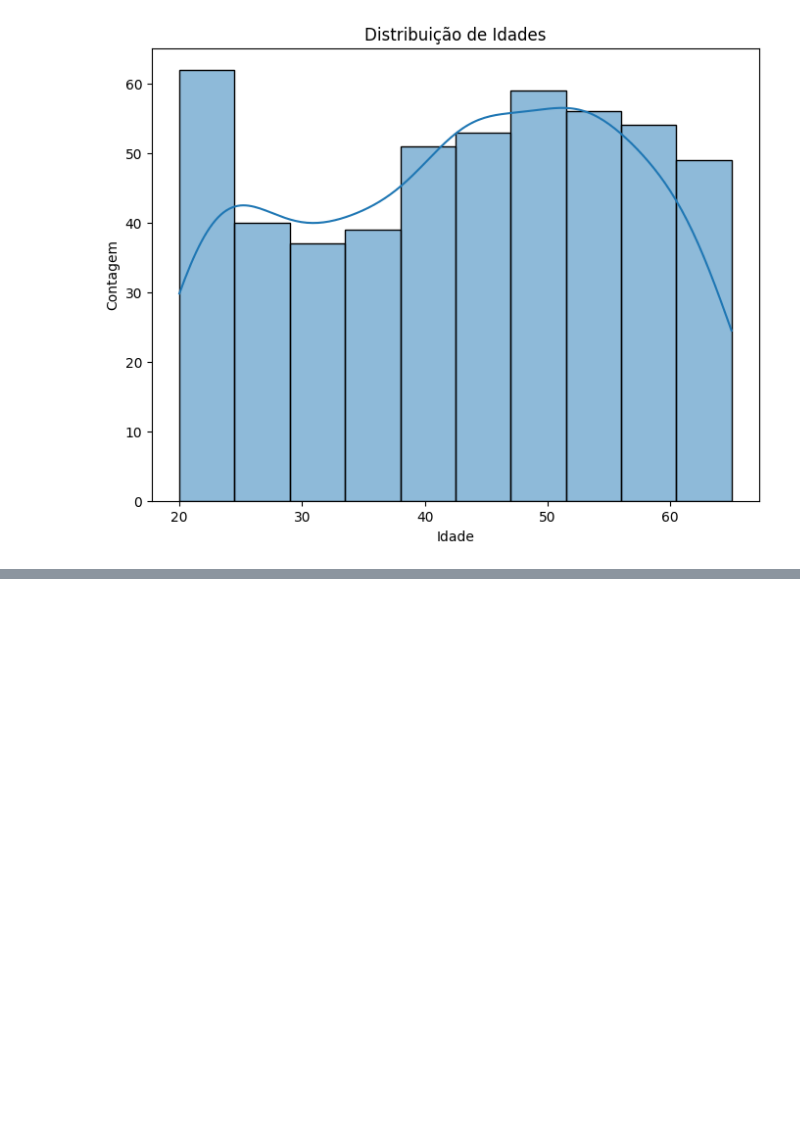
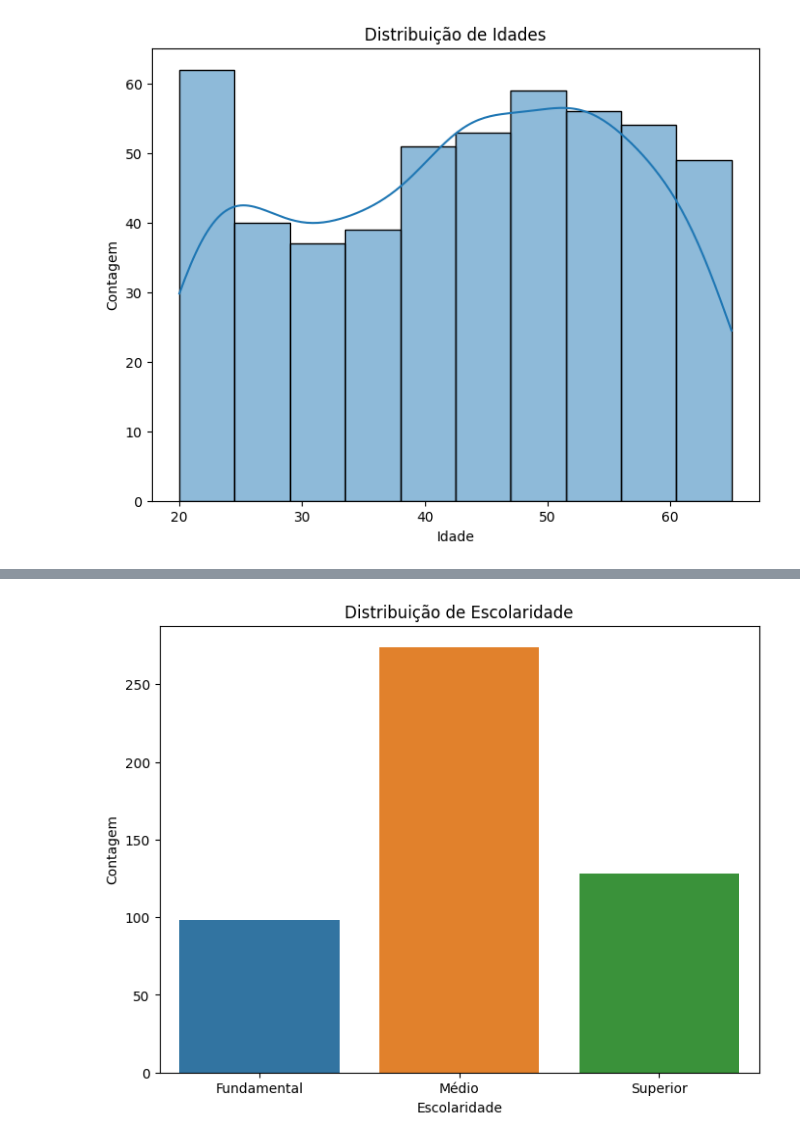
Before and after one commit to AlexFelipeBarbosa/DSA_AnalistaDados_4_0, a Jupyter notebook: 02_Python/04 - Pre Processamento/Capitulo4.ipynb, the cells around one changed output, grey strips where cells are left out. Drawn from its saved outputs; the diff is of its cells as text; code cells hidden in the pictures; blank space fills up the shorter version.

```diff
--- a/02_Python/04 - Pre Processamento/Capitulo4.ipynb
+++ b/02_Python/04 - Pre Processamento/Capitulo4.ipynb
@@ -124,0 +158,10 @@ plt.show()
+# %%
+# Distribuição de Escolaridade
+plt.figure(figsize= (8,6))
+sns.countplot(data= df_dsa, x= 'Escolaridade', order= ['Fundamental', 'Médio', 'Superior'])
+plt.title('Distribuição de Escolaridade')
+plt.xlabel('Escolaridade')
+plt.ylabel('Contagem')
+plt.show()
+# %% [output]
+[figure, added]
```
Also changed, not shown: parts of 29 cells of this notebook.
